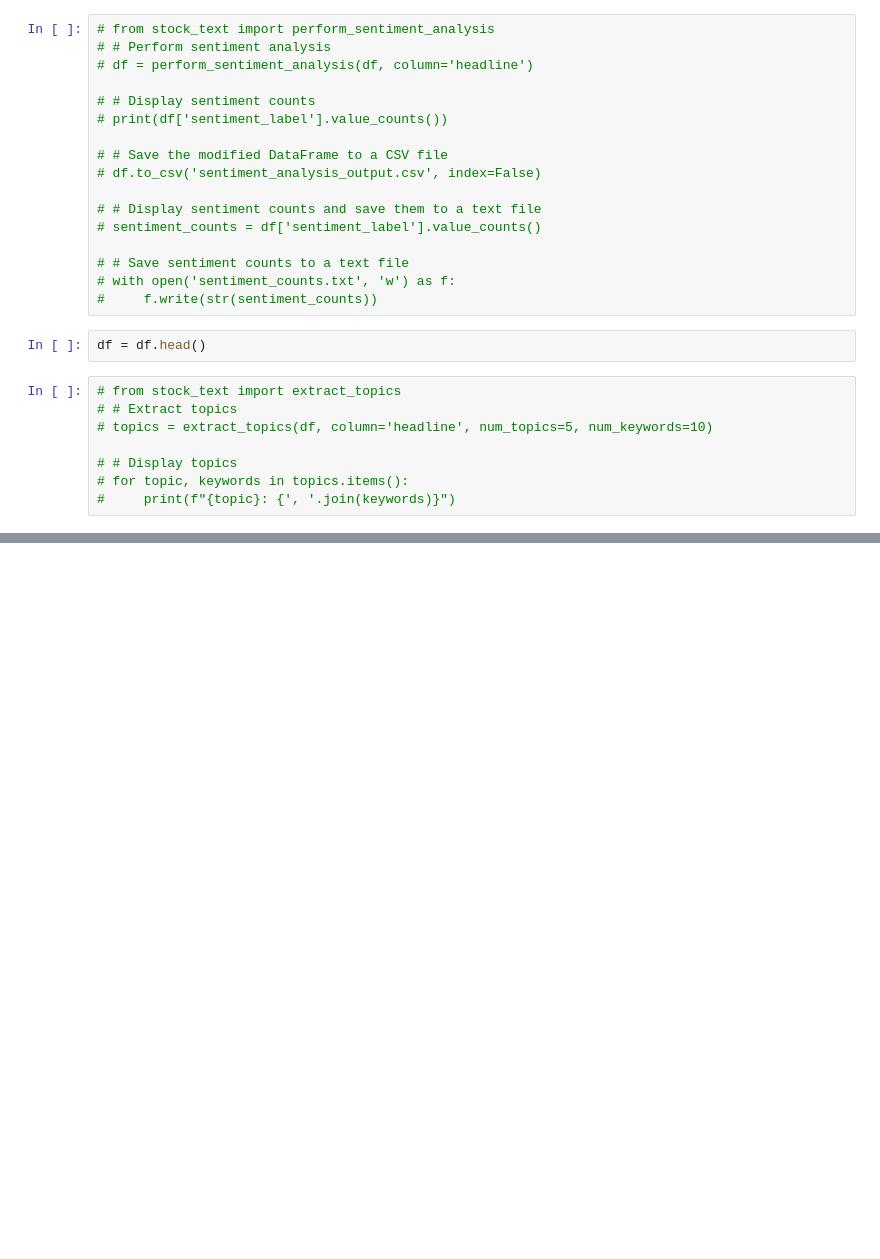
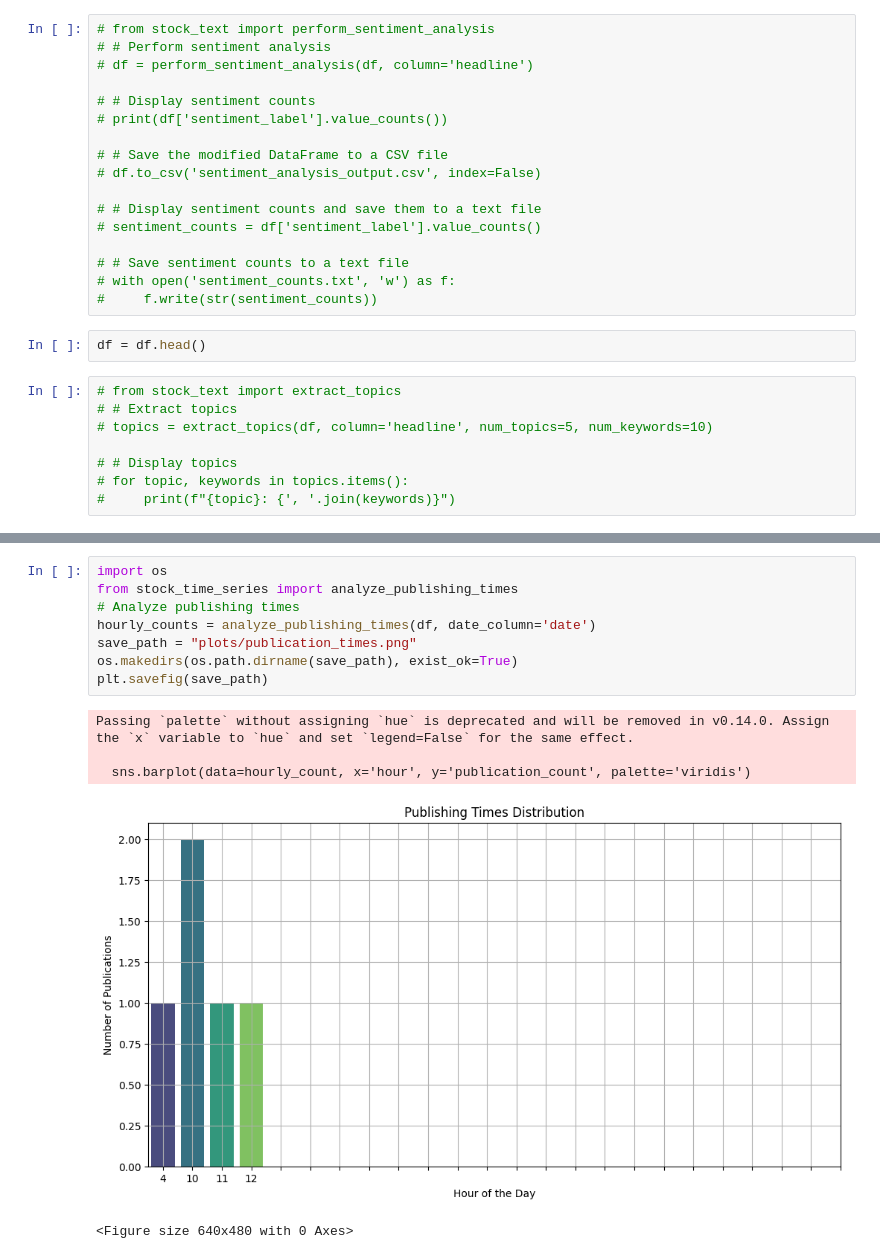
Before and after one commit to amare1990/stock-market-analysis, a Jupyter notebook: notebooks/stock_text_analysis.ipynb, the cells around one changed output, grey strips where cells are left out. Drawn from its saved outputs; the diff is of its cells as text; blank space fills up the shorter version.

Commit message:
Add a method to visualize hours of a day using bar charts

```diff
--- a/notebooks/stock_text_analysis.ipynb
+++ b/notebooks/stock_text_analysis.ipynb
@@ -78,0 +80,14 @@ SyntaxError: invalid syntax (2772622479.py, line 2)
+# %%
+import os
+from stock_time_series import analyze_publishing_times
+# Analyze publishing times
+hourly_counts = analyze_publishing_times(df, date_column='date')
+save_path = "plots/publication_times.png"
+os.makedirs(os.path.dirname(save_path), exist_ok=True)
+plt.savefig(save_path)
+# %% [output]
+Passing `palette` without assigning `hue` is deprecated and will be removed in v0.14.0. Assign the `x` variable to `hue` and set `legend=False` for the same effect.
+
+  sns.barplot(data=hourly_count, x='hour', y='publication_count', palette='viridis')
+[figure, added]
+<Figure size 640x480 with 0 Axes>
```
Also changed, not shown: parts of 2 cells of this notebook, 1 other file.
